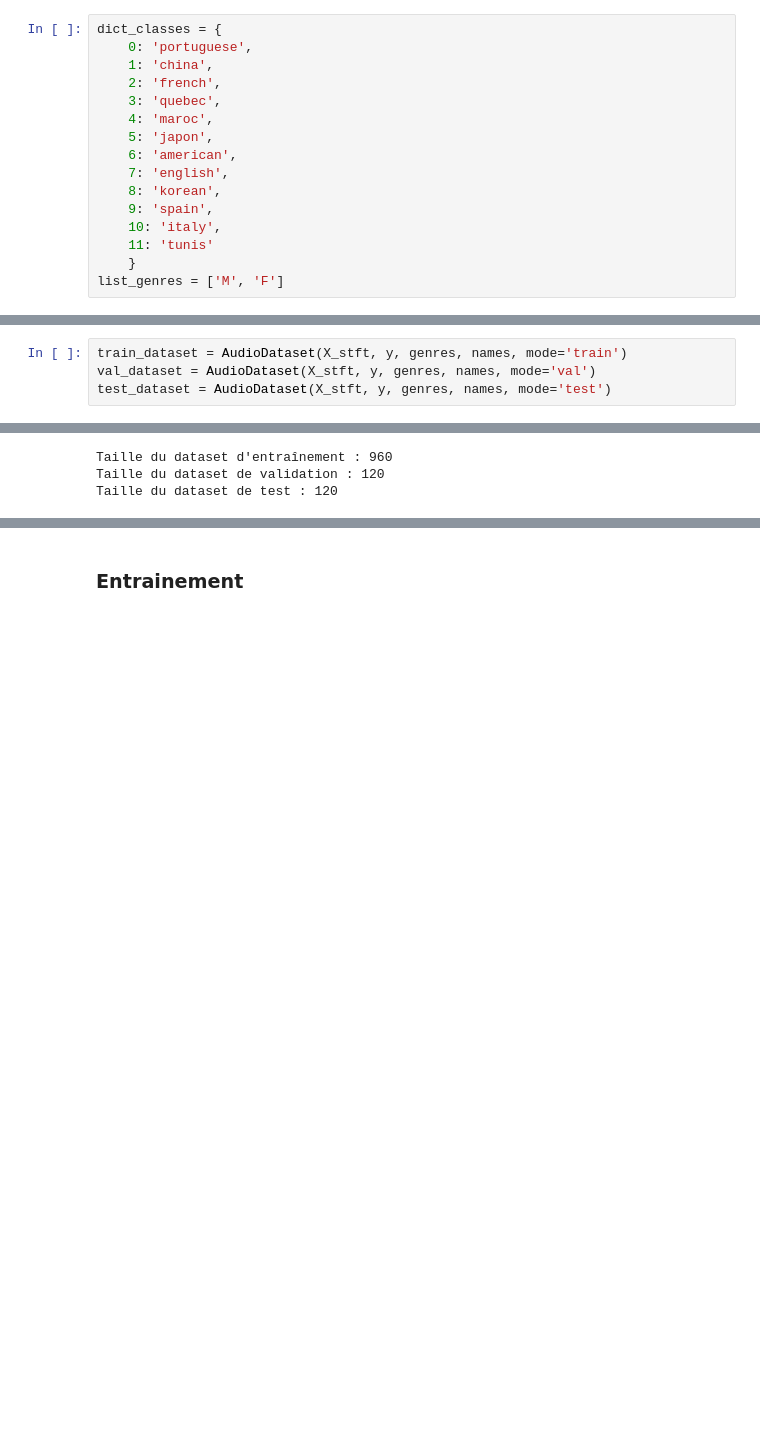
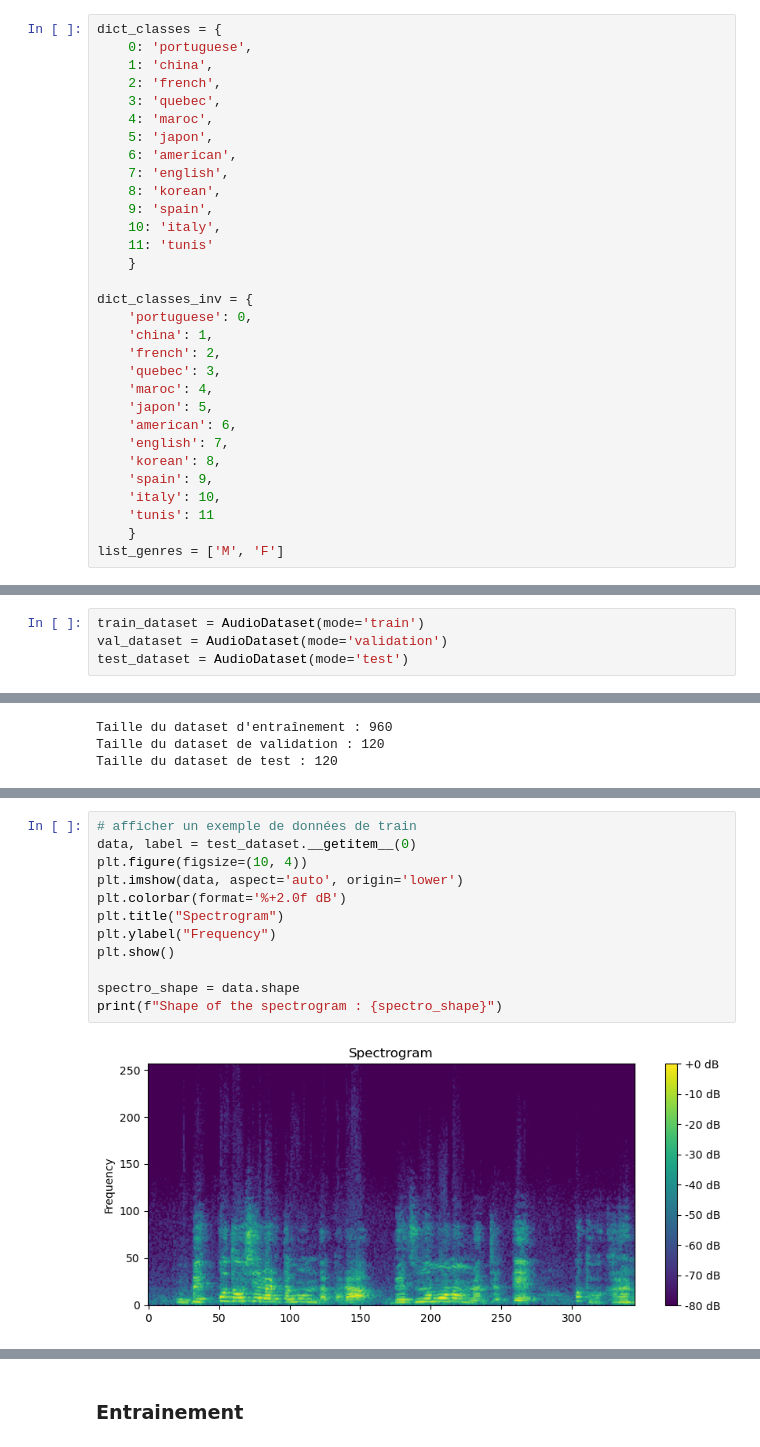
Before and after one commit to Metriida/language_classification, a Jupyter notebook: projet.ipynb, the cells around one changed output, grey strips where cells are left out. Cells and saved outputs as stored; diff of their text form; blank space fills up the shorter version.

```diff
--- a/projet.ipynb
+++ b/projet.ipynb
@@ -26,4 +31,19 @@ dict_classes = {
     10: 'italy',
     11: 'tunis'
     }
+
+dict_classes_inv = {
+    'portuguese': 0,
+    'china': 1,
+    'french': 2,
+    'quebec': 3,
+    'maroc': 4,
+    'japon': 5,
+    'american': 6,
+    'english': 7,
+    'korean': 8,
+    'spain': 9,
+    'italy': 10,
+    'tunis': 11
+    }
 list_genres = ['M', 'F']
@@ -205,7 +84,7 @@ class AudioDataset(Dataset):
 # %%
-train_dataset = AudioDataset(X_stft, y, genres, names, mode='train')
-val_dataset = AudioDataset(X_stft, y, genres, names, mode='val')
-test_dataset = AudioDataset(X_stft, y, genres, names, mode='test')
+train_dataset = AudioDataset(mode='train')
+val_dataset = AudioDataset(mode='validation')
+test_dataset = AudioDataset(mode='test')
 # %%
 print(f"Taille du dataset d'entraînement : {len(train_dataset)}")
 print(f"Taille du dataset de validation : {len(val_dataset)}")
@@ -227,0 +96,14 @@ plt.show()
+# %%
+# afficher un exemple de données de train
+data, label = test_dataset.__getitem__(0)
+plt.figure(figsize=(10, 4))
+plt.imshow(data, aspect='auto', origin='lower')
+plt.colorbar(format='%+2.0f dB')
+plt.title("Spectrogram")
+plt.ylabel("Frequency")
+plt.show()
+
+spectro_shape = data.shape
+print(f"Shape of the spectrogram : {spectro_shape}")
+# %% [output]
+[figure, added]
```
Also changed, not shown: parts of 20 cells of this notebook, 2 other files.
